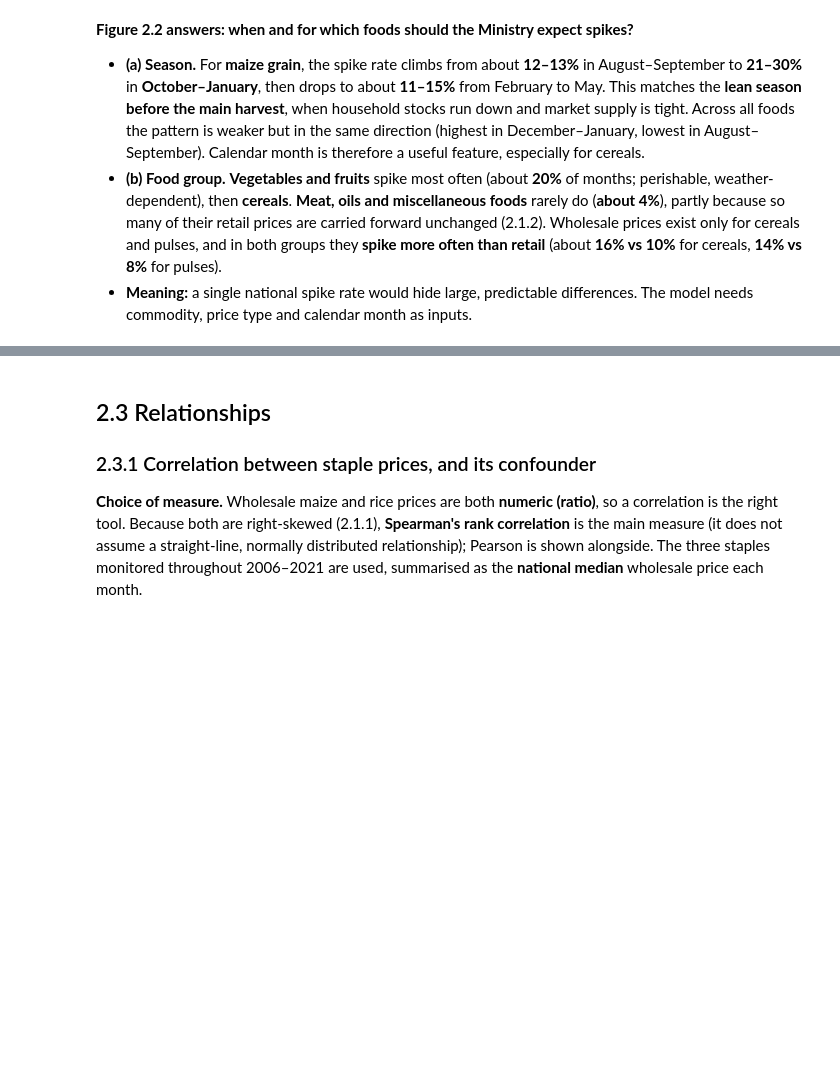
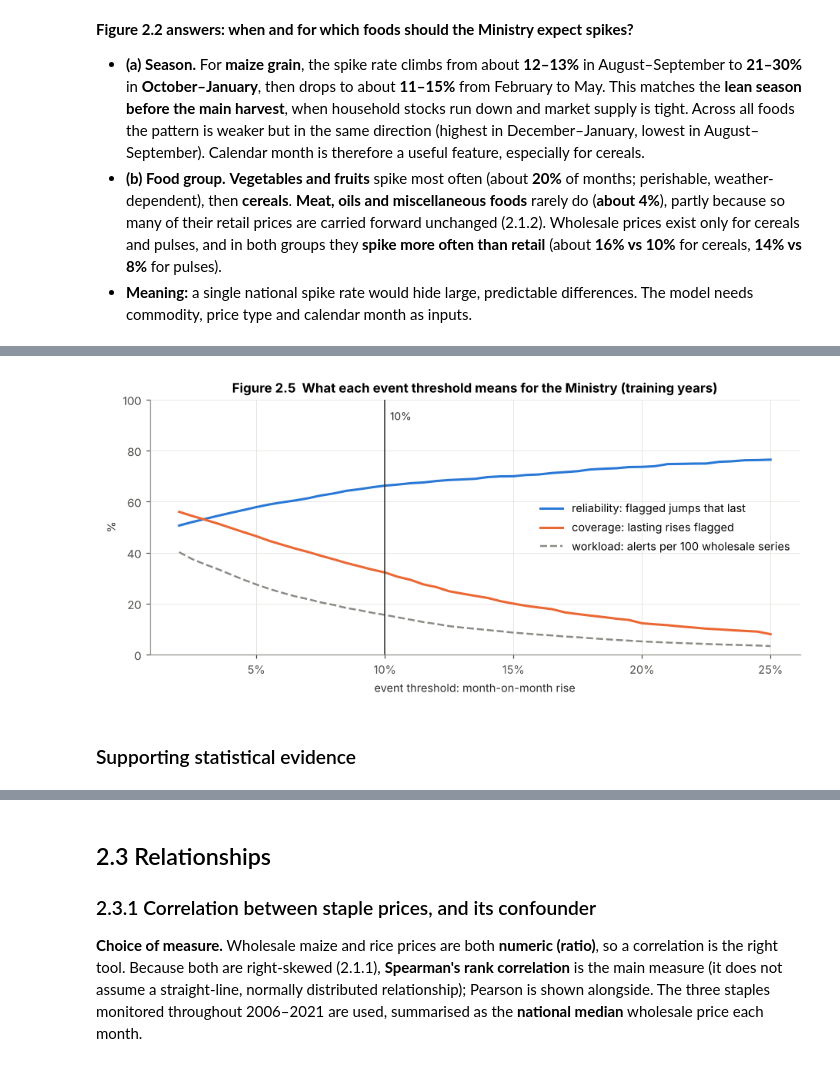
Before and after one commit to Shambhavi-DSAI2006/tanzania-food-price-spikes, a Jupyter notebook: Shambhavi_MiniProject.ipynb, the cells around one changed output, grey strips where cells are left out. Cells and saved outputs as stored; diff of their text form; code cells hidden in the pictures; blank space fills up the shorter version.

```diff
--- a/Shambhavi_MiniProject.ipynb
+++ b/Shambhavi_MiniProject.ipynb
@@ -726,0 +755,22 @@ The threshold is chosen from the **training years only**. Three pieces of eviden
+# %%
+# Tests 2 and 3 (reliability, workload): what happens 3 months after a jump?
+lookup = food.set_index(SERIES_KEY + ["month"])["price_tzs_per_kg"]
+ev = train.loc[~entry_error, SERIES_KEY + ["month", "change", "prev_price"]].copy()
+ev = ev[ev["month"] + 3 <= TRAIN_END]                       # the outcome month must also be a training month
+ev["price_3m_later"] = lookup.reindex(pd.MultiIndex.from_frame(ev[SERIES_KEY].assign(month=ev["month"] + 3))).to_numpy()
+ev = ev.dropna(subset=["price_3m_later"])
+ev["rise_after_3m"] = ev["price_3m_later"] / ev["prev_price"] - 1   # vs the price before the jump
+ev["lasting"] = ev["rise_after_3m"] >= 0.10                          # still ≥ 10% higher 3 months later
+print(f"Training jumps with a 3-month outcome: {len(ev):,}; share of months followed by a lasting ≥10% rise: {ev['lasting'].mean():.1%}")
+
+def decision_row(t, d):
+    flagged = d["change"] > t
+    return {"event threshold": f"> {t:.1%}".replace(".0%", "%"),
+            "alerts per 100 wholesale series per month": 100 * (d.loc[d["pricetype"] == "Wholesale", "change"] > t).mean(),
+            "flagged jumps still ≥10% higher after 3 months (%)": 100 * d.loc[flagged, "lasting"].mean(),
+            "lasting rises that began with such a jump (%)": 100 * flagged[d["lasting"]].mean(),
+            "median share of the jump still present after 3 months (%)": 100 * (d.loc[flagged, "rise_after_3m"] / d.loc[flagged, "change"]).median()}
+
+ev["pricetype"] = train.loc[ev.index, "pricetype"]
+decision_table = pd.DataFrame([decision_row(t, ev) for t in [0.05, 0.075, 0.10, 0.15, 0.20]]).set_index("event threshold")
+decision_table.round(1)
@@ -727,3 +786,26 @@ The threshold is chosen from the **training years only**. Three pieces of eviden
+# %%
+# Figure 2.5 — the trade-off behind the threshold (training years)
+grid_t = np.arange(0.02, 0.2501, 0.005)
+curve = pd.DataFrame([decision_row(t, ev) for t in grid_t], index=grid_t)
+
+fig, ax = plt.subplots(figsize=(8.5, 4))
+ax.plot(grid_t, curve["flagged jumps still ≥10% higher after 3 months (%)"], color="#2a78d6", lw=2,
+        label="reliability: flagged jumps that last")
+ax.plot(grid_t, curve["lasting rises that began with such a jump (%)"], color="#eb6834", lw=2,
+        label="coverage: lasting rises flagged")
+ax.plot(grid_t, curve["alerts per 100 wholesale series per month"], color="#8a8984", lw=1.6, ls="--",
+        label="workload: alerts per 100 wholesale series")
+ax.axvline(0.10, color="#2b2b2a", lw=1)
+ax.text(0.102, 92, "10%", fontsize=9, color="#2b2b2a")
+ax.set(title="Figure 2.5  What each event threshold means for the Ministry (training years)",
+       xlabel="event threshold: month-on-month rise", ylabel="%", ylim=(0, 100))
+ax.xaxis.set_major_formatter(plt.FuncFormatter(lambda v, _: f"{v:.0%}"))
+ax.legend(loc="center right")
+plt.tight_layout(); save_fig("fig_2_5_threshold_tradeoff"); plt.show()
+# %% [output]
+[figure, added]
+# %% [markdown]
+### Supporting statistical evidence
 # %%
 q1, q3 = chg.quantile([0.25, 0.75]); iqr = q3 - q1
 fence = q3 + 1.5 * iqr                                            # Tukey's upper fence (boxplot outlier rule, Lecture 3)
```
Also changed, not shown: parts of 27 cells of this notebook, 3 other files.
